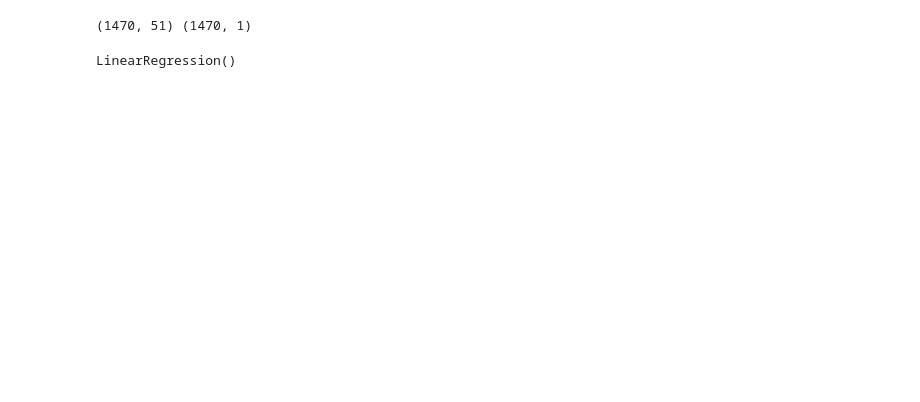
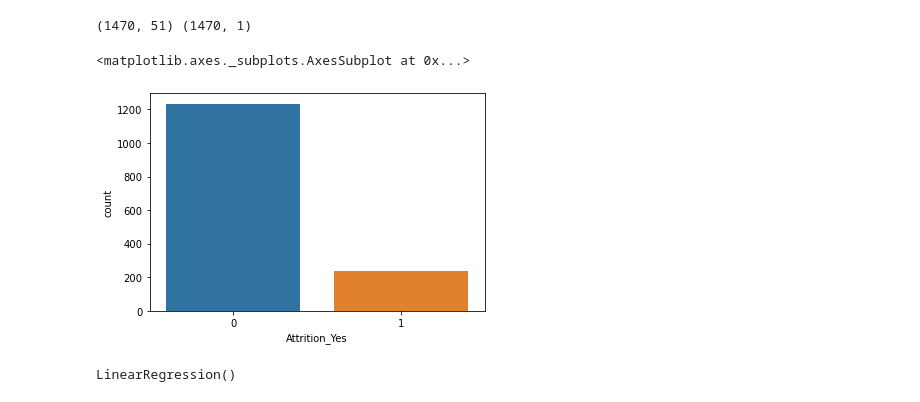
Before and after one commit to Emily-Keymon/Employee-Attrition-Analysis, a Jupyter notebook: ml_shawn.ipynb, the cells around one changed output. Drawn from its saved outputs; the diff is of its cells as text; code cells hidden in the pictures; blank space fills up the shorter version.

```diff
--- a/ml_shawn.ipynb
+++ b/ml_shawn.ipynb
@@ -135,5 +153,10 @@ print(X.shape, y.shape)
 # %% [output]
 (1470, 51) (1470, 1)
+# %%
+sns.countplot(data['Attrition_Yes'])
+# %% [output]
+<matplotlib.axes._subplots.AxesSubplot at 0x...>
+[figure, added]
 # %%
 #train the model using a seed
 
```
Also changed, not shown: parts of 14 cells of this notebook.
